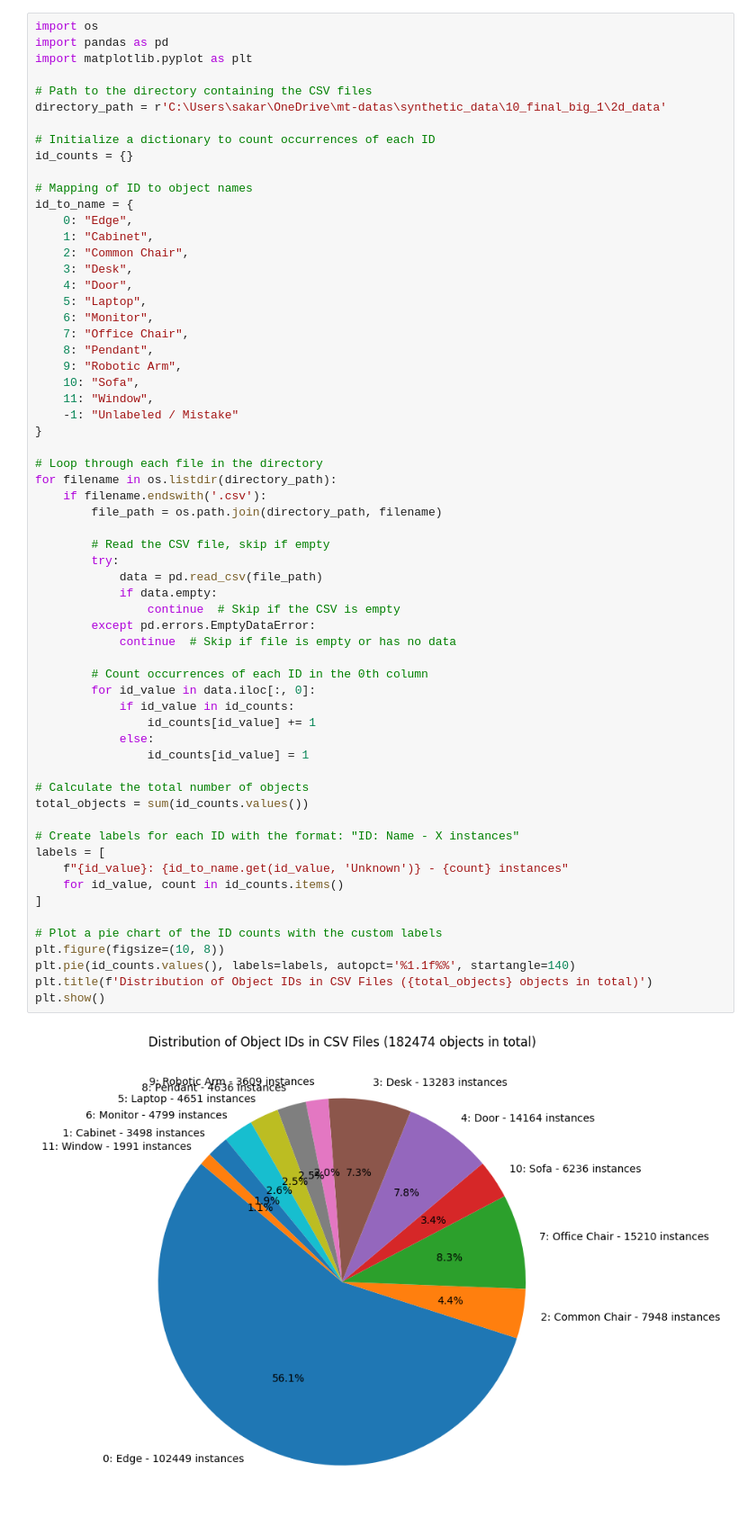
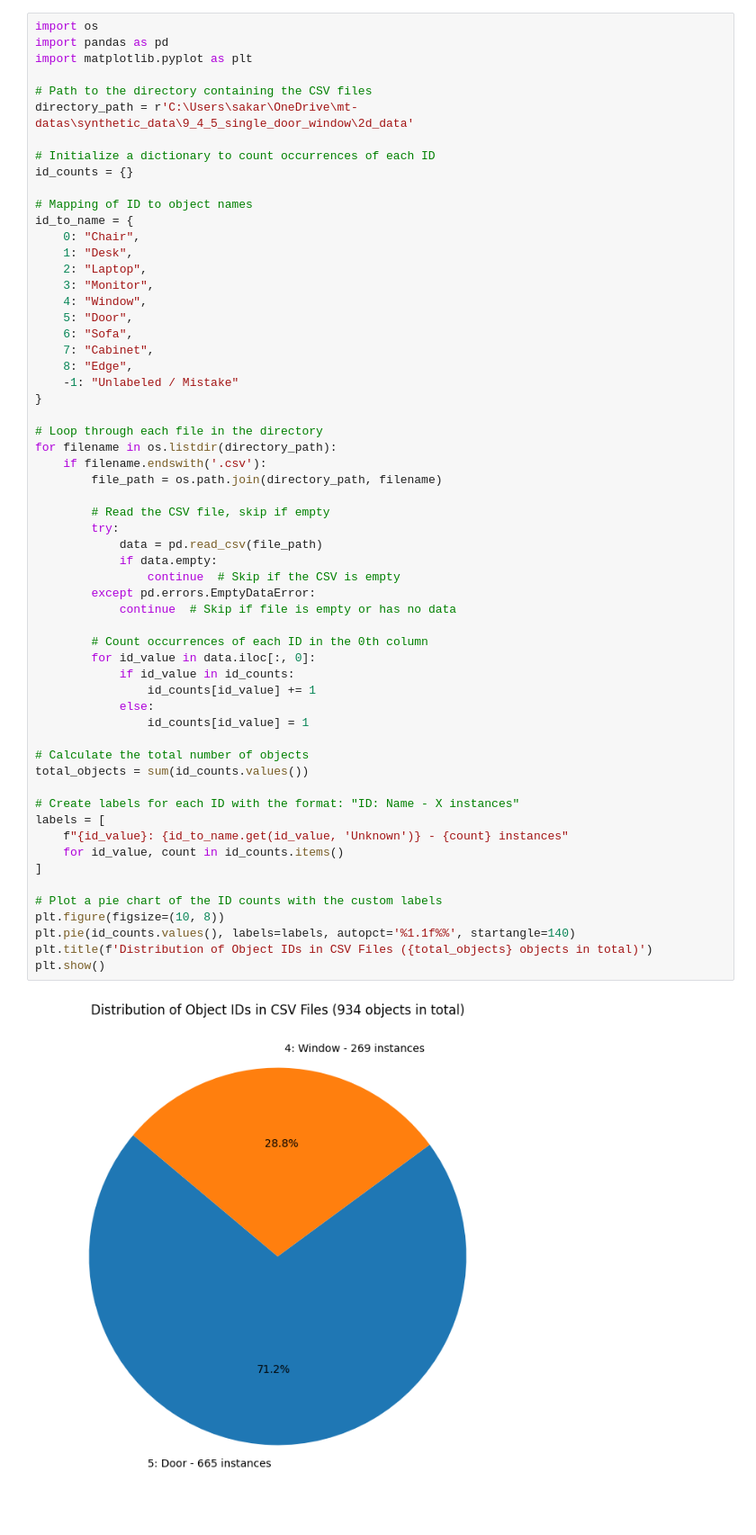
Before and after one commit to sarpermelikertekin/mt-3d-environments-from-video, a Jupyter notebook: Dataset Generation/dataset_validator.ipynb, the cells around one changed output. Shown at 90% size. Cells and saved outputs as stored; diff of their text form.

```diff
--- a/Dataset Generation/dataset_validator.ipynb
+++ b/Dataset Generation/dataset_validator.ipynb
@@ -89,25 +90,22 @@ import pandas as pd
 import matplotlib.pyplot as plt
 
 # Path to the directory containing the CSV files
-directory_path = r'C:\Users\sakar\OneDrive\mt-datas\synthetic_data\10_final_big_1\2d_data'
+directory_path = r'C:\Users\sakar\OneDrive\mt-datas\synthetic_data\9_4_5_single_door_window\2d_data'
 
 # Initialize a dictionary to count occurrences of each ID
 id_counts = {}
 
 # Mapping of ID to object names
 id_to_name = {
-    0: "Edge",
-    1: "Cabinet",
-    2: "Common Chair",
-    3: "Desk",
-    4: "Door",
-    5: "Laptop",
-    6: "Monitor",
-    7: "Office Chair",
-    8: "Pendant",
-    9: "Robotic Arm",
-    10: "Sofa",
-    11: "Window",
+    0: "Chair",
+    1: "Desk",
+    2: "Laptop",
+    3: "Monitor",
+    4: "Window",
+    5: "Door",
+    6: "Sofa",
+    7: "Cabinet",
+    8: "Edge",
     -1: "Unlabeled / Mistake"
 }
 
@@ -119,31 +117,31 @@ for filename in os.listdir(directory_path):
         # Read the CSV file, skip if empty
         try:
             data = pd.read_csv(file_path)
             if data.empty:
                 continue  # Skip if the CSV is empty
         except pd.errors.EmptyDataError:
             continue  # Skip if file is empty or has no data
 
         # Count occurrences of each ID in the 0th column
         for id_value in data.iloc[:, 0]:
             if id_value in id_counts:
                 id_counts[id_value] += 1
             else:
                 id_counts[id_value] = 1
 
 # Calculate the total number of objects
 total_objects = sum(id_counts.values())
 
 # Create labels for each ID with the format: "ID: Name - X instances"
 labels = [
     f"{id_value}: {id_to_name.get(id_value, 'Unknown')} - {count} instances"
     for id_value, count in id_counts.items()
 ]
 
 # Plot a pie chart of the ID counts with the custom labels
 plt.figure(figsize=(10, 8))
 plt.pie(id_counts.values(), labels=labels, autopct='%1.1f%%', startangle=140)
 plt.title(f'Distribution of Object IDs in CSV Files ({total_objects} objects in total)')
 plt.show()
 # %% [output]
-[figure, old version]
+[figure, new version]
```
Also changed, not shown: parts of 1 cell of this notebook, 32 other files.
